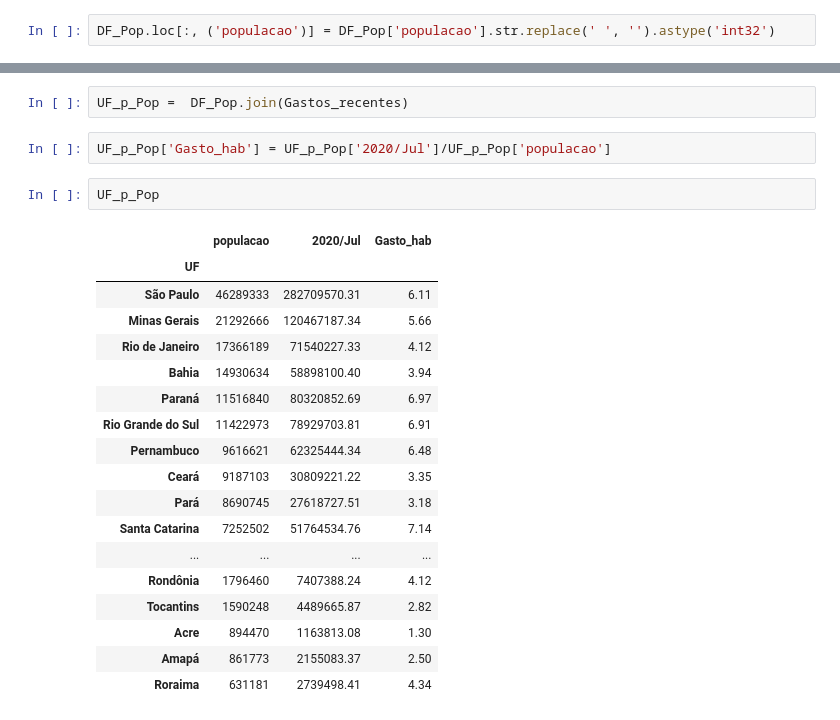
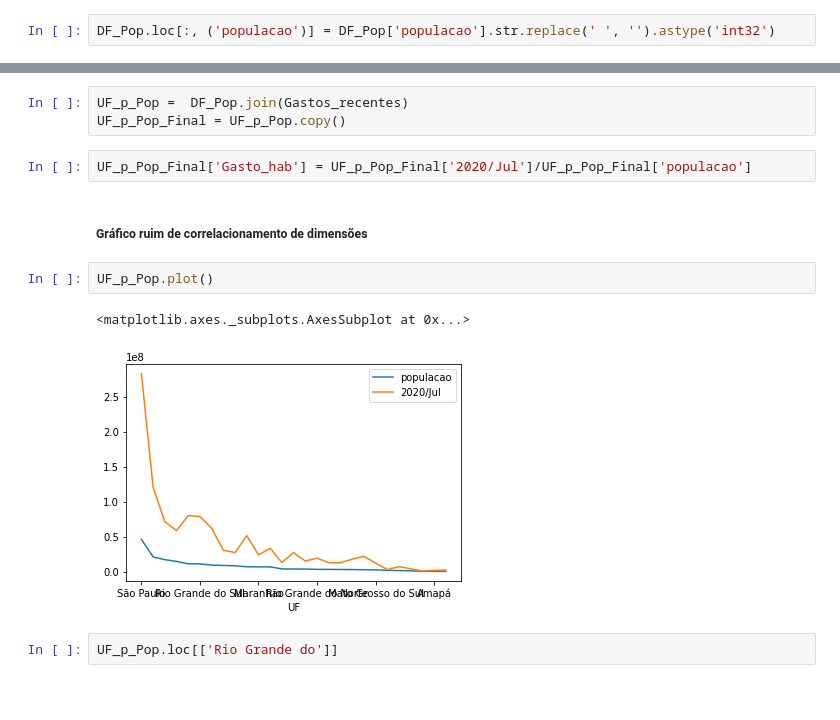
Before and after one commit to Kensawa94/Portifolio-Alura, a Jupyter notebook: Diário/Módulo 2/Atividade - 1/Atividade - 1.ipynb, the cells around one changed output, grey strips where cells are left out. Saved outputs shown, nothing was run; the diff lists cells and outputs as text; blank space fills up the shorter version.

```diff
--- a/Diário/Módulo 2/Atividade - 1/Atividade - 1.ipynb
+++ b/Diário/Módulo 2/Atividade - 1/Atividade - 1.ipynb
@@ -378,25 +397,14 @@ Gastos_recentes
 # %%
 UF_p_Pop =  DF_Pop.join(Gastos_recentes)
+UF_p_Pop_Final = UF_p_Pop.copy()
 # %%
-UF_p_Pop['Gasto_hab'] = UF_p_Pop['2020/Jul']/UF_p_Pop['populacao']
+UF_p_Pop_Final['Gasto_hab'] = UF_p_Pop_Final['2020/Jul']/UF_p_Pop_Final['populacao']
+# %% [markdown]
+##### Gráfico ruim de correlacionamento de dimensões
 # %%
-UF_p_Pop
+UF_p_Pop.plot()
 # %% [output]
-|  | populacao | 2020/Jul | Gasto_hab |
-| UF |  |  |  |
-| São Paulo | 46289333 | 282709570.31 | 6.11 |
-| Minas Gerais | 21292666 | 120467187.34 | 5.66 |
-| Rio de Janeiro | 17366189 | 71540227.33 | 4.12 |
-| Bahia | 14930634 | 58898100.40 | 3.94 |
-| Paraná | 11516840 | 80320852.69 | 6.97 |
-| Rio Grande do Sul | 11422973 | 78929703.81 | 6.91 |
-| Pernambuco | 9616621 | 62325444.34 | 6.48 |
-| Ceará | 9187103 | 30809221.22 | 3.35 |
-| Pará | 8690745 | 27618727.51 | 3.18 |
-| Santa Catarina | 7252502 | 51764534.76 | 7.14 |
-| ... | ... | ... | ... |
-| Rondônia | 1796460 | 7407388.24 | 4.12 |
-| Tocantins | 1590248 | 4489665.87 | 2.82 |
-| Acre | 894470 | 1163813.08 | 1.30 |
-| Amapá | 861773 | 2155083.37 | 2.50 |
-| Roraima | 631181 | 2739498.41 | 4.34 |
+<matplotlib.axes._subplots.AxesSubplot at 0x...>
+[figure, added]
+# %%
+UF_p_Pop.loc[['Rio Grande do']]
```
Also changed, not shown: parts of 10 cells of this notebook, 1 other file.
